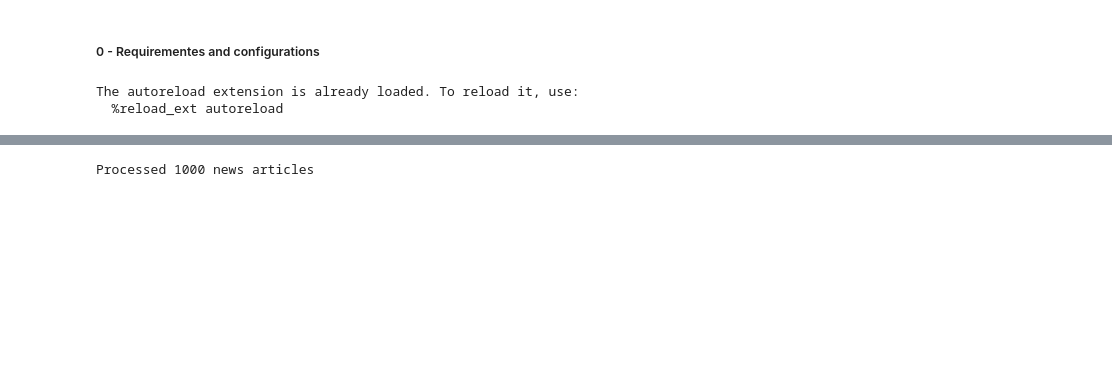
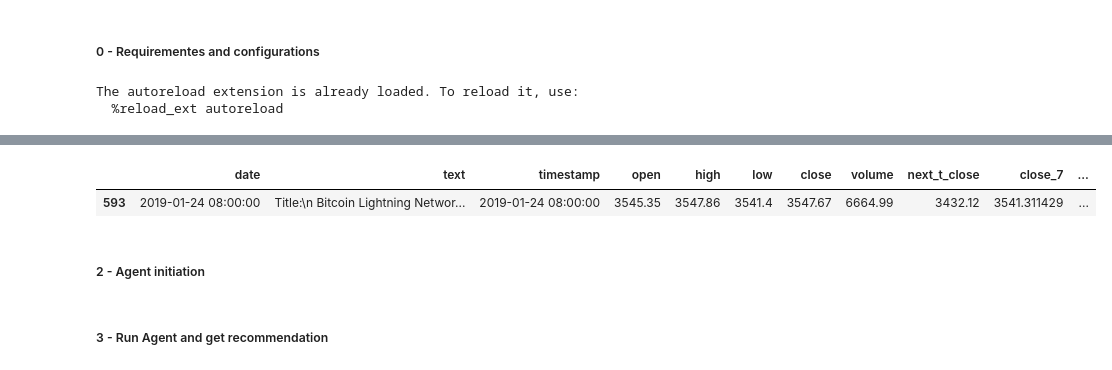
Before and after one commit to emiliomunozai/crypto_market_LLM_Analysis, a Jupyter notebook: test_project.ipynb, the cells around one changed output, grey strips where cells are left out. Cells and saved outputs as stored; diff of their text form; code cells hidden in the pictures; blank space fills up the shorter version.

```diff
--- a/test_project.ipynb
+++ b/test_project.ipynb
@@ -25,5 +28,9 @@ The autoreload extension is already loaded. To reload it, use:
 btc_data = get_crypto_data('BTC', 'USDT', 'hour', day=1, month=1, year=2019)
 
 # Get News
-news = pd.read_csv('data/news/raw/news_btc.csv', nrows=sample)
+sample = 1000
+news = process_news(sample=sample)
+
+# Create Events
+events = create_events(btc_data, news)
 # %% [output]
@@ -33,35 +38,0 @@ news = pd.read_csv('data/news/raw/news_btc.csv', nrows=sample)
-# %%
-# Build events
-
-#% Proccess news
-import pandas as pd
-sample = 1000 # first 1000 starting in march 2019
-events = process_news(sample=sample)
-events['date'] = pd.to_datetime(events['date'])
-events = events.sort_values(by='date')
-
-# Drop events with nan in text column
-events = events.dropna(subset=['text'])
-
-#% Join events with stock data based on date use closes time reference
-events = pd.merge(events, btc_data, how='left', left_on='date', right_on='timestamp')
-
-# Create a new column with the next day's close price
-events['next_t_close'] = events['close'].shift(-100)
-
-# Calculate close price rolling stats 7 ts, 30 ts, 90 ts
-events['close_7'] = events['close'].rolling(7).mean()
-events['close_30'] = events['close'].rolling(30).mean()
-events['close_90'] = events['close'].rolling(90).mean()
-
-# Drop first 100 rows
-events = events.dropna(subset=['next_t_close'])
-events = events.dropna(subset=['close_90'])
-
-# if next_day_close is lower than close, then 1 else 0
-events['target'] = events.apply(lambda x: "Long" if x['next_t_close'] > x['close'] else "short", axis=1)
-
-# calculate the difference between next_day_close and close
-events['diff_perc'] = ((events['next_t_close'] / events['close']) - 1) * 100
-# %% [output]
-Processed 1000 news articles
@@ -580,0 +39,10 @@ if __name__ == "__main__":
+# %%
+# Select third row from df events to test_event
+n_row = 504
+test_event = events.iloc[[n_row]]
+test_event
+# %% [output]
+|  | date | text | timestamp | open | high | low | close | volume | next_t_close | close_7 | ... |
+| 593 | 2019-01-24 08:00:00 | Title:\n Bitcoin Lightning Networ... | 2019-01-24 08:00:00 | 3545.35 | 3547.86 | 3541.4 | 3547.67 | 6664.99 | 3432.12 | 3541.311429 | ... |
+# %% [markdown]
+##### 2 - Agent initiation
@@ -580,0 +174,2 @@ if __name__ == "__main__":
+# %% [markdown]
+##### 3 - Run Agent and get recommendation
```
Also changed, not shown: parts of 8 cells of this notebook, 8 other files.
